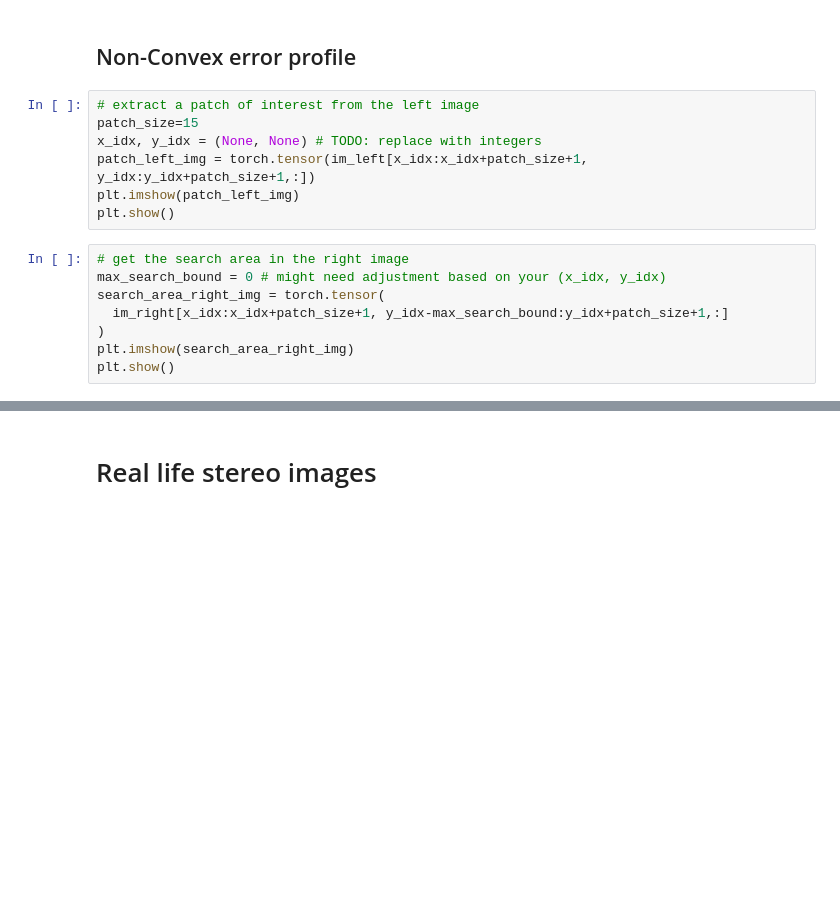
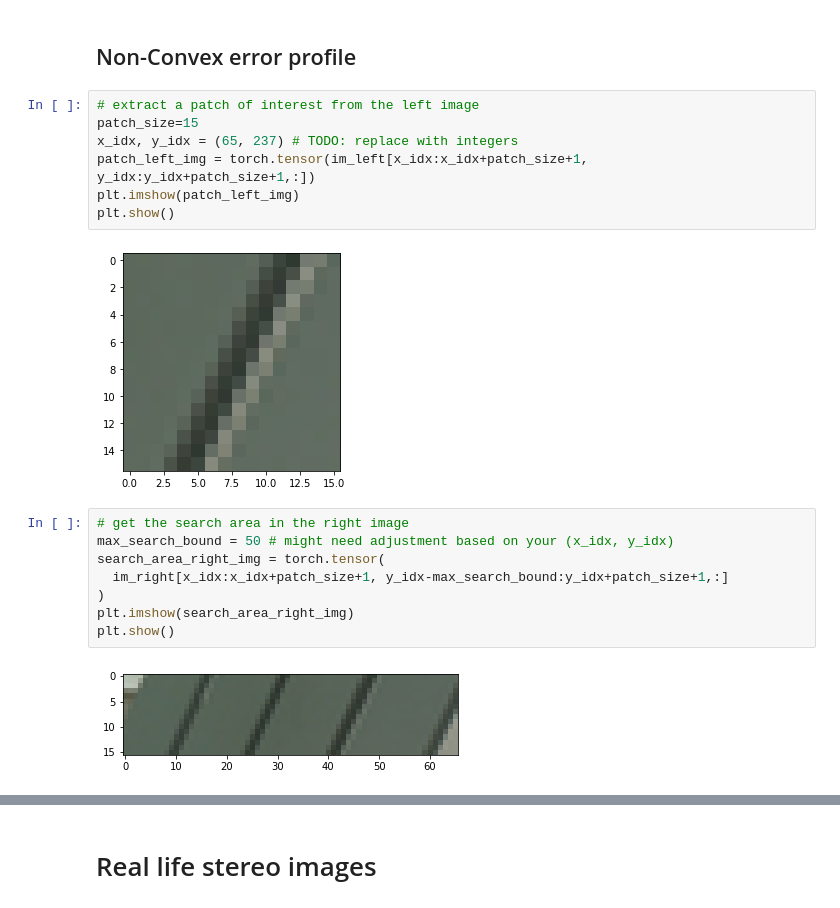
Before and after one commit to shubhamdadhich/Proj5---Disparity-Calculation---CV, a Jupyter notebook: proj5_code/simple_stereo.ipynb, the cells around one changed output, grey strips where cells are left out. Drawn from its saved outputs; the diff is of its cells as text; blank space fills up the shorter version.

```diff
--- a/proj5_code/simple_stereo.ipynb
+++ b/proj5_code/simple_stereo.ipynb
@@ -225,18 +273,22 @@ plt.show()
 # %%
 # extract a patch of interest from the left image
 patch_size=15
-x_idx, y_idx = (None, None) # TODO: replace with integers
+x_idx, y_idx = (65, 237) # TODO: replace with integers
 patch_left_img = torch.tensor(im_left[x_idx:x_idx+patch_size+1, y_idx:y_idx+patch_size+1,:])
 plt.imshow(patch_left_img)
 plt.show()
+# %% [output]
+[figure, added]
 # %%
 # get the search area in the right image
-max_search_bound = 0 # might need adjustment based on your (x_idx, y_idx)
+max_search_bound = 50 # might need adjustment based on your (x_idx, y_idx)
 search_area_right_img = torch.tensor(
   im_right[x_idx:x_idx+patch_size+1, y_idx-max_search_bound:y_idx+patch_size+1,:]
 )
 plt.imshow(search_area_right_img)
 plt.show()
+# %% [output]
+[figure, added]
 # %%
 similarity_vals = np.array(
   [sad_similarity_measure(patch_left_img, search_area_right_img[:,h_idx:h_idx+patch_size+1,:])
```
Also changed, not shown: parts of 19 cells of this notebook, 3 other files.
